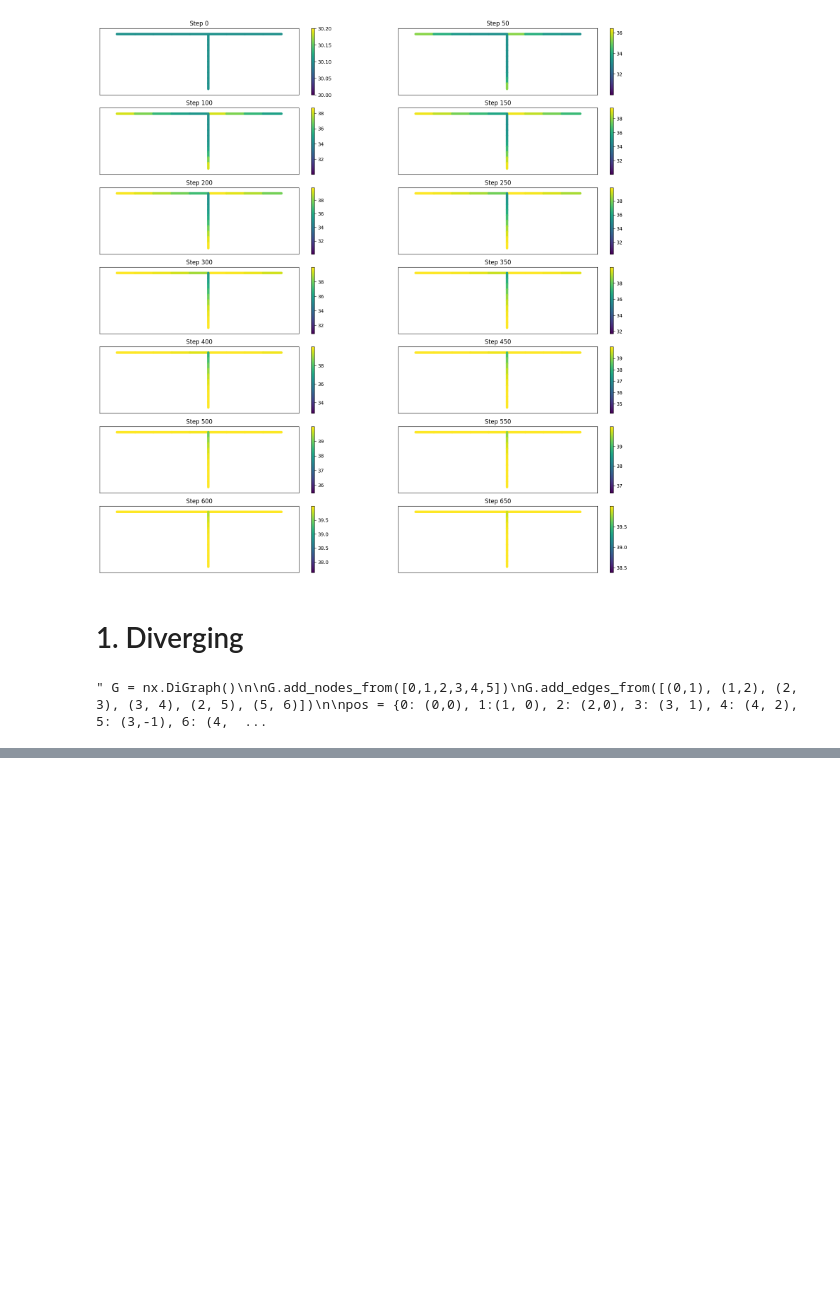
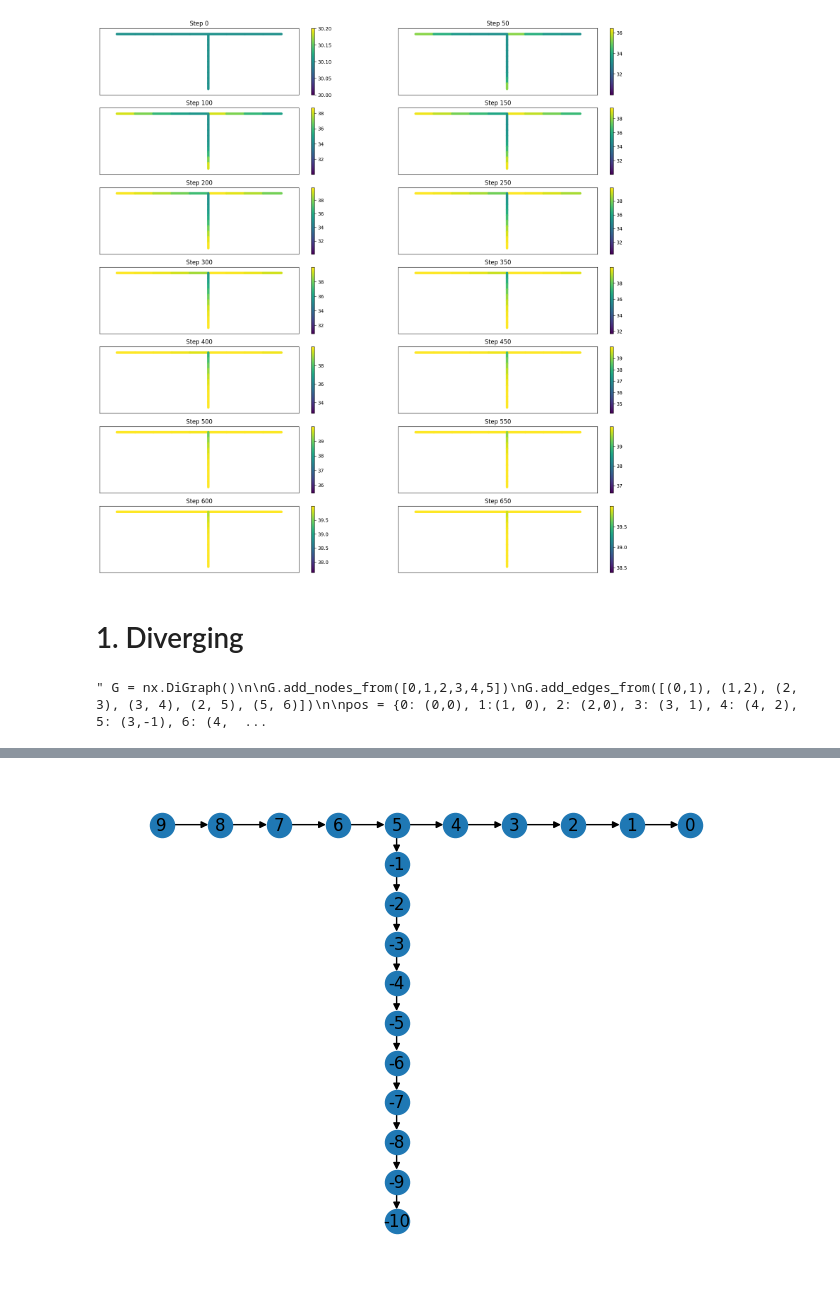
Before and after one commit to dani2442/TrafficFlow, a Jupyter notebook: notebooks/CTM_general.ipynb, the cells around one changed output, grey strips where cells are left out. Drawn from its saved outputs; the diff is of its cells as text; code cells hidden in the pictures; blank space fills up the shorter version.

```diff
--- a/notebooks/CTM_general.ipynb
+++ b/notebooks/CTM_general.ipynb
@@ -241,0 +264,4 @@ nx.draw(G, pos, with_labels=True, font_weight='bold') """
+# %%
+nx.draw(G, pos=pos, with_labels=True)
+# %% [output]
+[figure, added]
```
Also changed, not shown: parts of 5 cells of this notebook.
